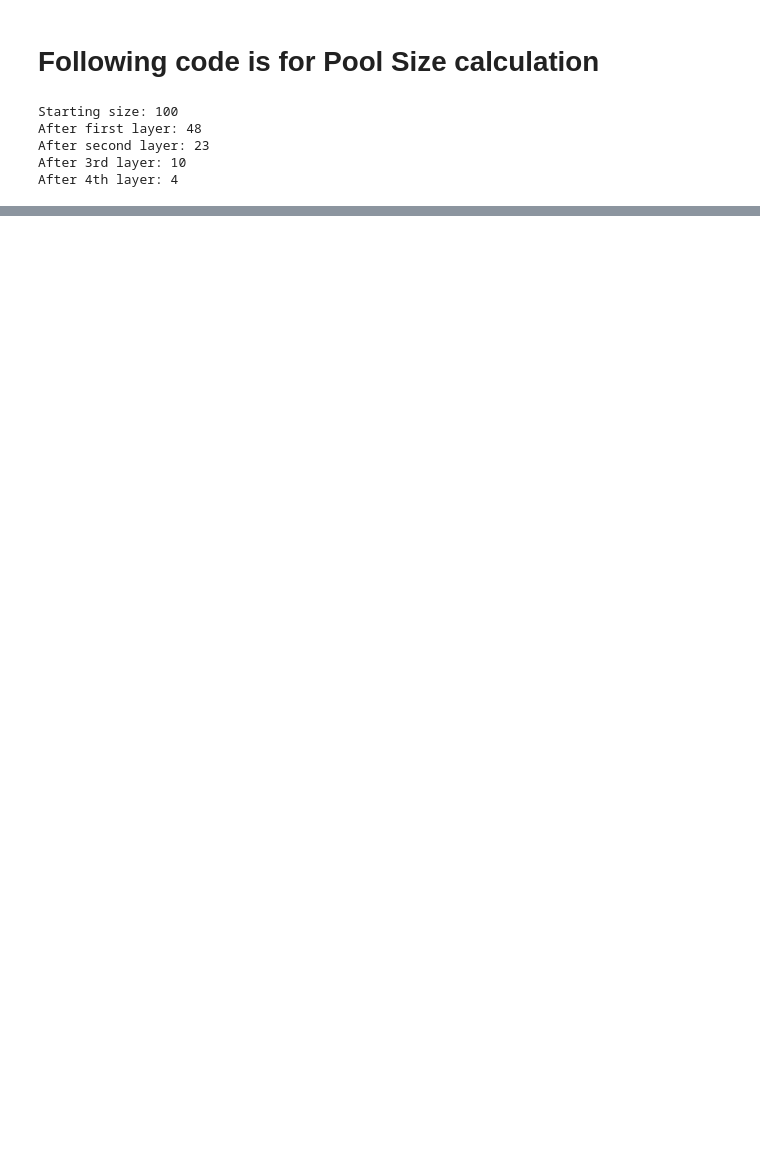
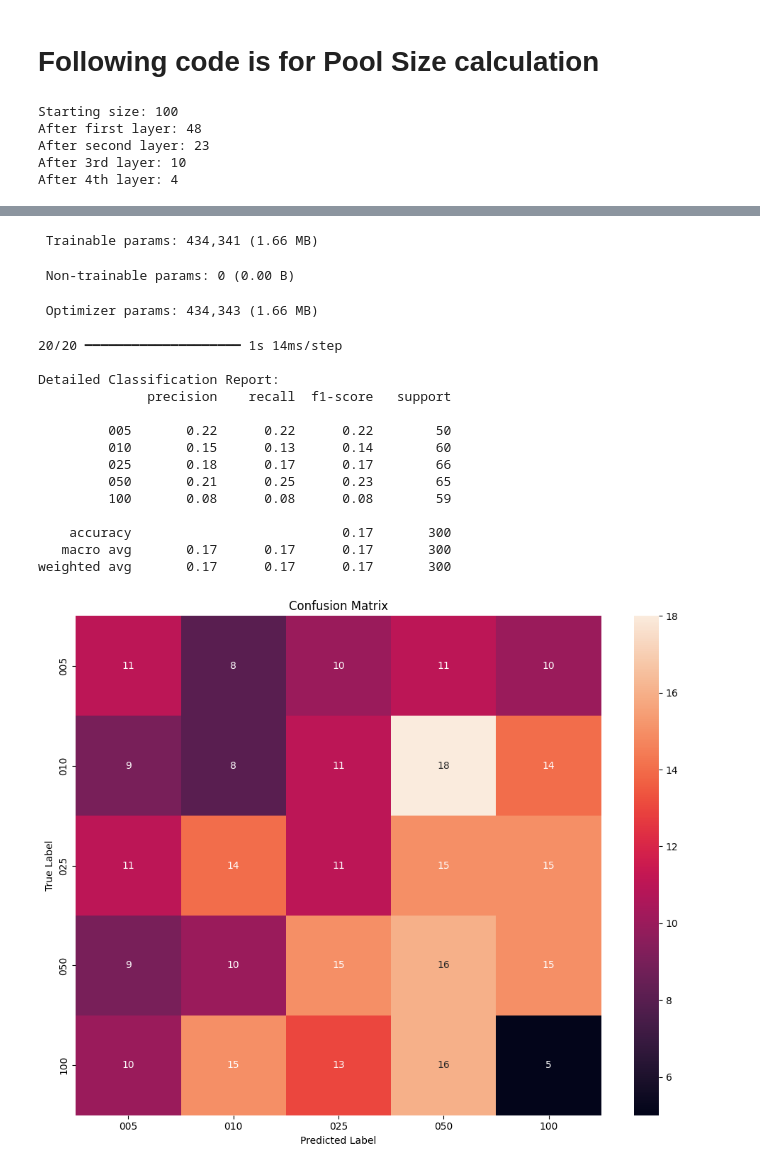
Before and after one commit to alexbelea/ImageProc_Keros_InceptionV3, a Jupyter notebook: CW_From_Brazil_to_UK_coins_classification_higher_final_val_acc.ipynb, the cells around one changed output, grey strips where cells are left out. Cells and saved outputs as stored; diff of their text form; code cells hidden in the pictures; blank space fills up the shorter version.

```diff
--- a/CW_From_Brazil_to_UK_coins_classification_higher_final_val_acc.ipynb
+++ b/CW_From_Brazil_to_UK_coins_classification_higher_final_val_acc.ipynb
@@ -114,11 +106,9 @@ x = layers.MaxPooling2D((2, 2))(x)
 
 x = layers.Conv2D(32, (3, 3), activation='relu')(x)         # second layer looks at the output of first layer (32 filters)
 x = layers.MaxPooling2D((2, 2))(x)
-'''
+
 x = layers.Conv2D(64, (3, 3), activation='relu')(x)         # 3rd layer as above 64 filters
 x = layers.MaxPooling2D((2, 2))(x)
 
-x = layers.Conv2D(128, (3, 3), activation='relu')(x)         # 4th layer as above 128 filters
-x = layers.MaxPooling2D((2, 2))(x)
-
-'''
+# x = layers.Conv2D(128, (3, 3), activation='relu')(x)         # 4th layer as above 128 filters
+# x = layers.MaxPooling2D((2, 2))(x)
@@ -613,0 +590,54 @@ After 4th layer: 4
+# %%
+#show model again. Compare thenumber of non-trainable parameters with previous versions
+model.summary()
+import numpy as np
+from sklearn.metrics import classification_report, confusion_matrix
+import matplotlib.pyplot as plt
+import seaborn as sns
+
+def calculate_per_class_accuracy(model, validation_generator):
+    # Generate predictions
+    validation_generator.reset()
+    y_pred = model.predict(validation_generator,
+                            steps=len(validation_generator),
+                            verbose=1)
+
+    # Convert predictions to class labels
+    y_pred_classes = np.argmax(y_pred, axis=1)
+
+    # Get true labels
+    y_true = validation_generator.classes
+
+    # Get class labels
+    class_labels = list(validation_generator.class_indices.keys())
+
+    # Print classification report
+    print("\nDetailed Classification Report:")
+    print(classification_report(y_true, y_pred_classes, target_names=class_labels))
+
+    # Create confusion matrix
+    cm = confusion_matrix(y_true, y_pred_classes)
+
+    # Plot confusion matrix
+    plt.figure(figsize=(10,8))
+    sns.heatmap(cm, annot=True, fmt='d',
+                xticklabels=class_labels,
+                yticklabels=class_labels)
+    plt.title('Confusion Matrix')
+    plt.xlabel('Predicted Label')
+    plt.ylabel('True Label')
+    plt.tight_layout()
+    plt.show()
+
+    # Calculate per-class accuracy
+    per_class_accuracy = cm.diagonal() / cm.sum(axis=1)
+
+    # Print per-class accuracy
+    print("\nPer-Class Accuracy:")
+    for label, accuracy in zip(class_labels, per_class_accuracy):
+        print(f"{label}: {accuracy:.2%}")
+
+    return per_class_accuracy
+
+per_class_acc = calculate_per_class_accuracy(model, validation_generator)
+# %% [output]
@@ -613,0 +663,18 @@ After 4th layer: 4
+ Trainable params: 434,341 (1.66 MB)
+ Non-trainable params: 0 (0.00 B)
+ Optimizer params: 434,343 (1.66 MB)
+20/20 ━━━━━━━━━━━━━━━━━━━━ 1s 14ms/step
+
+Detailed Classification Report:
+              precision    recall  f1-score   support
+
+         005       0.22      0.22      0.22        50
+         010       0.15      0.13      0.14        60
+         025       0.18      0.17      0.17        66
+         050       0.21      0.25      0.23        65
+         100       0.08      0.08      0.08        59
+
+    accuracy                           0.17       300
+   macro avg       0.17      0.17      0.17       300
+weighted avg       0.17      0.17      0.17       300
+[figure, added]
```
Also changed, not shown: parts of 22 cells of this notebook.
